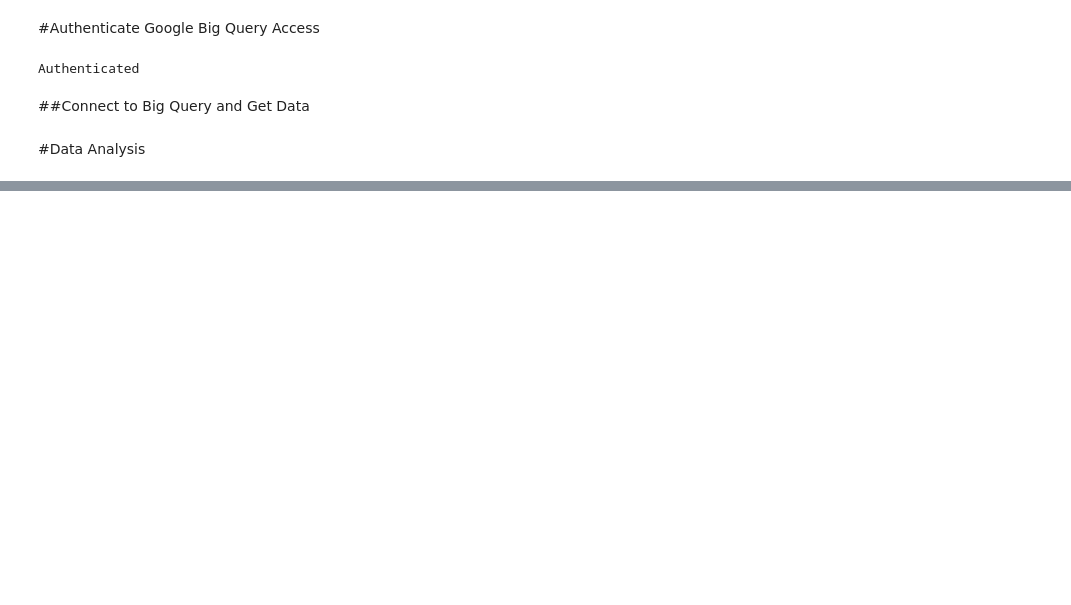
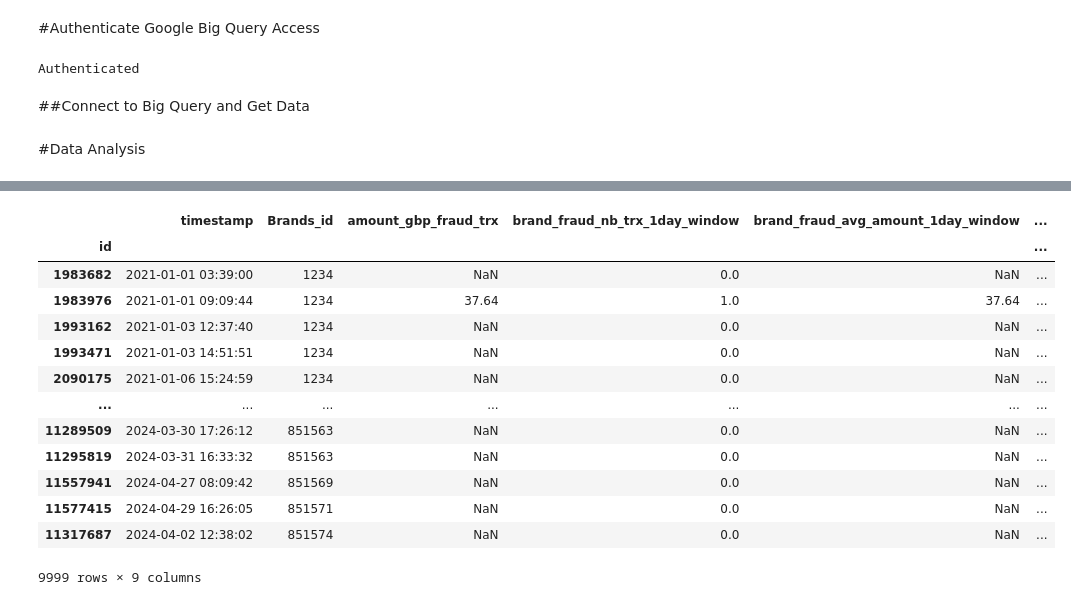
Before and after one commit to MaayanHagbi/CAS_ADS_Final_Project, a Jupyter notebook: Fraud_Detection_ML_(CAS_ADS).ipynb, the cells around one changed output, grey strips where cells are left out. Drawn from its saved outputs; the diff is of its cells as text; code cells hidden in the pictures; blank space fills up the shorter version.

```diff
--- a/Fraud_Detection_ML_(CAS_ADS).ipynb
+++ b/Fraud_Detection_ML_(CAS_ADS).ipynb
@@ -346,4 +356,8 @@ Brand_Fraud_Profile.set_index('id')
 Brand_Fraud_Profile
 
 Brand_Fraud_Profile.set_index('id',inplace=True)
+
+Brand_Fraud_Profile.index = Brand_Fraud_Profile.index.astype(int)
+
+Brand_Fraud_Profile
 # %% [output]
@@ -352 +366,15 @@ Wall time: 1.3 s
+|  | timestamp | Brands_id | amount_gbp_fraud_trx | brand_fraud_nb_trx_1day_window | brand_fraud_avg_amount_1day_window | ... |
+| id |  |  |  |  |  | ... |
+| 1983682 | 2021-01-01 03:39:00 | 1234 | NaN | 0.0 | NaN | ... |
+| 1983976 | 2021-01-01 09:09:44 | 1234 | 37.64 | 1.0 | 37.64 | ... |
+| 1993162 | 2021-01-03 12:37:40 | 1234 | NaN | 0.0 | NaN | ... |
+| 1993471 | 2021-01-03 14:51:51 | 1234 | NaN | 0.0 | NaN | ... |
+| 2090175 | 2021-01-06 15:24:59 | 1234 | NaN | 0.0 | NaN | ... |
+| ... | ... | ... | ... | ... | ... | ... |
+| 11289509 | 2024-03-30 17:26:12 | 851563 | NaN | 0.0 | NaN | ... |
+| 11295819 | 2024-03-31 16:33:32 | 851563 | NaN | 0.0 | NaN | ... |
+| 11557941 | 2024-04-27 08:09:42 | 851569 | NaN | 0.0 | NaN | ... |
+| 11577415 | 2024-04-29 16:26:05 | 851571 | NaN | 0.0 | NaN | ... |
+| 11317687 | 2024-04-02 12:38:02 | 851574 | NaN | 0.0 | NaN | ... |
+9999 rows × 9 columns
 # %% [markdown]
```
Also changed, not shown: parts of 17 cells of this notebook.
